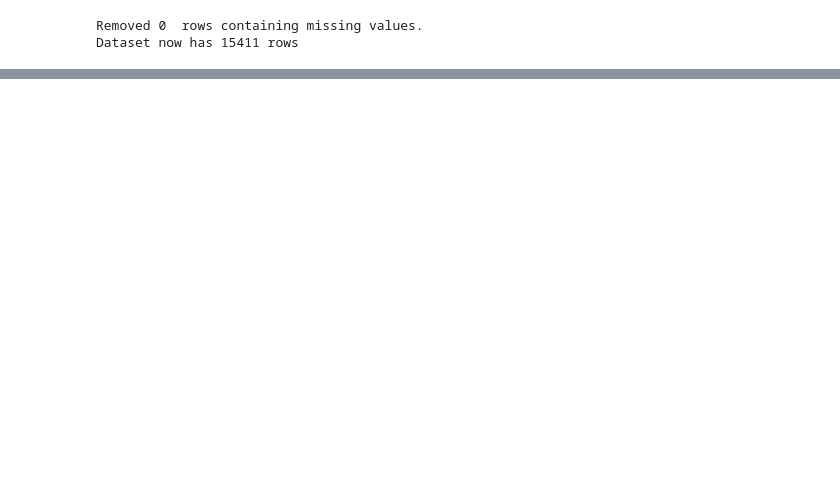
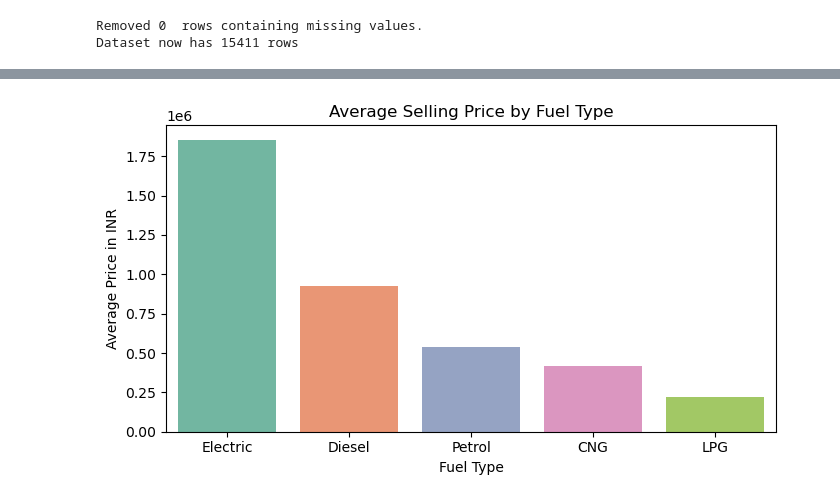
Before and after one commit to Niraj7272/DataScience, a Jupyter notebook: Practice/Machine_Learning/Ensemble Techniques.ipynb, the cells around one changed output, grey strips where cells are left out. Cells and saved outputs as stored; diff of their text form; code cells hidden in the pictures; blank space fills up the shorter version.

```diff
--- a/Practice/Machine_Learning/Ensemble Techniques.ipynb
+++ b/Practice/Machine_Learning/Ensemble Techniques.ipynb
@@ -172,0 +250,12 @@ Dataset now has 15411 rows
+# %%
+plt.figure(figsize=(7,4))
+avg_price = df.groupby('fuel_type')['selling_price'].mean().sort_values(ascending=False)
+sns.barplot(x=avg_price.index, y=avg_price.values,palette='Set2')
+plt.title("Average Selling Price by Fuel Type")
+plt.xlabel('Fuel Type')
+plt.ylabel('Average Price in INR')
+plt.tight_layout()
+plt.savefig('plot2_price_by_fuel.png')
+plt.show()
+# %% [output]
+[figure, added]
```
Also changed, not shown: parts of 24 cells of this notebook, 5 other files.
